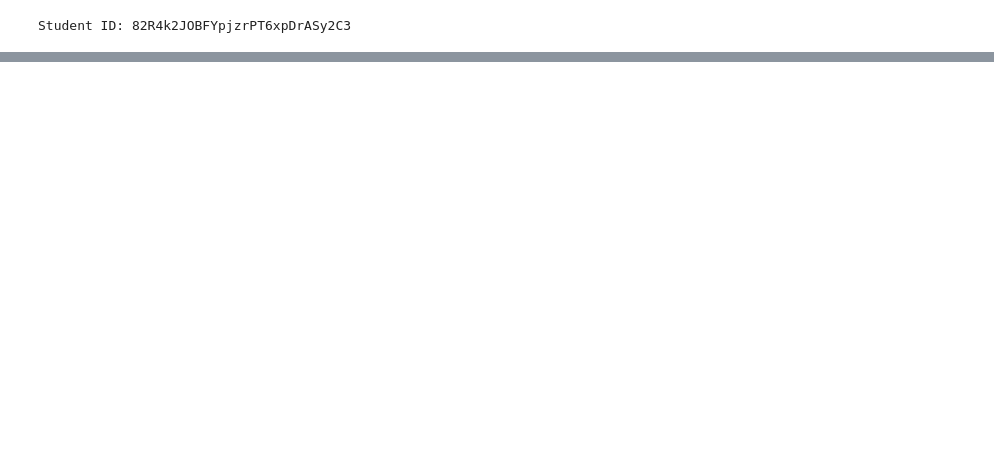
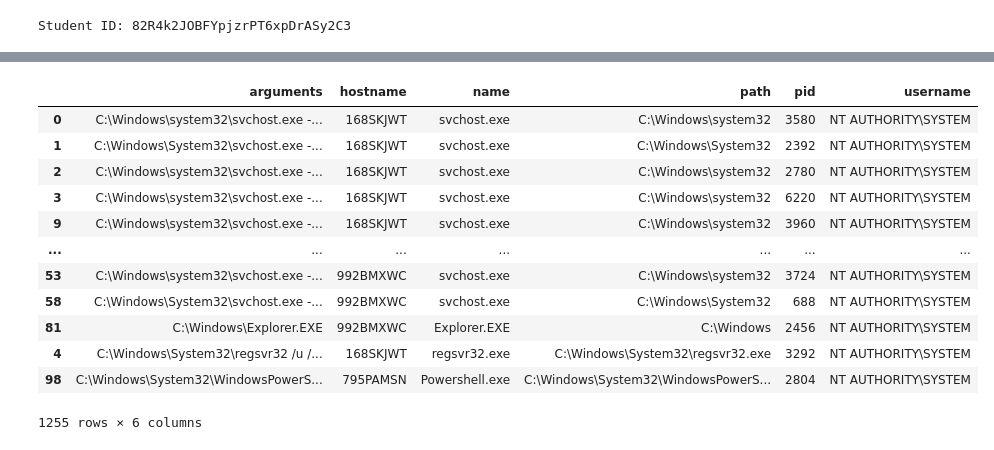
Before and after one commit to ValentinAvram/mosse_institute, a Jupyter notebook: Threat Hunting Challenge/th_challenge.ipynb, the cells around one changed output, grey strips where cells are left out. Saved outputs shown, nothing was run; the diff lists cells and outputs as text; code cells hidden in the pictures; blank space fills up the shorter version.

```diff
--- a/Threat Hunting Challenge/th_challenge.ipynb
+++ b/Threat Hunting Challenge/th_challenge.ipynb
@@ -31,0 +50,62 @@ display(df)
+# %%
+CRITICAL_PROCESSES = [
+    "explorer.exe", "lsass.exe", "svchost.exe", "services.exe",
+    "winlogon.exe", "csrss.exe", "smss.exe", "dllhost.exe"
+]
+
+# Procesos que suelen usarse como "injectors"
+INJECTION_TOOLS = [
+    "rundll32.exe", "regsvr32.exe", "mshta.exe", "powershell.exe",
+    "cmd.exe", "wmic.exe", "cscript.exe", "wscript.exe"
+]
+
+# Patrones sospechosos en argumentos
+SUSPICIOUS_ARG_PATTERNS = [
+    r"\.dll", r"\.ocx", r" -enc", r" -encodedcommand",
+    r"shellcode", r"inject", r"CreateRemoteThread", r"VirtualAlloc"
+]
+
+def hunt_process_injection(df, threshold=5):
+    """
+    Busca indicios de process injection en procesos críticos o herramientas de inyección.
+    """
+    df = df.copy()
+
+    mask_critical_with_args = (
+        df['name'].str.lower().isin([p.lower() for p in CRITICAL_PROCESSES]) &
+        df['arguments'].str.strip().ne("")
+    )
+    crit_susp = df[mask_critical_with_args]
+
+    pattern = "|".join(SUSPICIOUS_ARG_PATTERNS)
+    mask_injectors = (
+        df['name'].str.lower().isin([p.lower() for p in INJECTION_TOOLS]) &
+        df['arguments'].str.lower().str.contains(pattern, na=False)
+    )
+    injectors = df[mask_injectors]
+
+    host_counts = df[df['name'].str.lower().isin([p.lower() for p in CRITICAL_PROCESSES])] \
+                    .groupby('name')['hostname'].nunique()
+    rare_procs = host_counts[host_counts < threshold].index.tolist()
+    rare_crit = df[df['name'].str.lower().isin([p.lower() for p in rare_procs])]
+
+    results = pd.concat([crit_susp, injectors, rare_crit]).drop_duplicates()
+    return results
+
+df_1 = hunt_process_injection(df_elevated)
+
+display(df_1)
+# %% [output]
+|  | arguments | hostname | name | path | pid | username |
+| 0 | C:\Windows\system32\svchost.exe -... | 168SKJWT | svchost.exe | C:\Windows\system32 | 3580 | NT AUTHORITY\SYSTEM |
+| 1 | C:\Windows\System32\svchost.exe -... | 168SKJWT | svchost.exe | C:\Windows\System32 | 2392 | NT AUTHORITY\SYSTEM |
+| 2 | C:\Windows\system32\svchost.exe -... | 168SKJWT | svchost.exe | C:\Windows\system32 | 2780 | NT AUTHORITY\SYSTEM |
+| 3 | C:\Windows\system32\svchost.exe -... | 168SKJWT | svchost.exe | C:\Windows\system32 | 6220 | NT AUTHORITY\SYSTEM |
+| 9 | C:\Windows\system32\svchost.exe -... | 168SKJWT | svchost.exe | C:\Windows\system32 | 3960 | NT AUTHORITY\SYSTEM |
+| ... | ... | ... | ... | ... | ... | ... |
+| 53 | C:\Windows\system32\svchost.exe -... | 992BMXWC | svchost.exe | C:\Windows\system32 | 3724 | NT AUTHORITY\SYSTEM |
+| 58 | C:\Windows\System32\svchost.exe -... | 992BMXWC | svchost.exe | C:\Windows\System32 | 688 | NT AUTHORITY\SYSTEM |
+| 81 | C:\Windows\Explorer.EXE | 992BMXWC | Explorer.EXE | C:\Windows | 2456 | NT AUTHORITY\SYSTEM |
+| 4 | C:\Windows\System32\regsvr32 /u /... | 168SKJWT | regsvr32.exe | C:\Windows\System32\regsvr32.exe | 3292 | NT AUTHORITY\SYSTEM |
+| 98 | C:\Windows\System32\WindowsPowerS... | 795PAMSN | Powershell.exe | C:\Windows\System32\WindowsPowerS... | 2804 | NT AUTHORITY\SYSTEM |
+1255 rows × 6 columns
```
Also changed, not shown: parts of 7 cells of this notebook.
